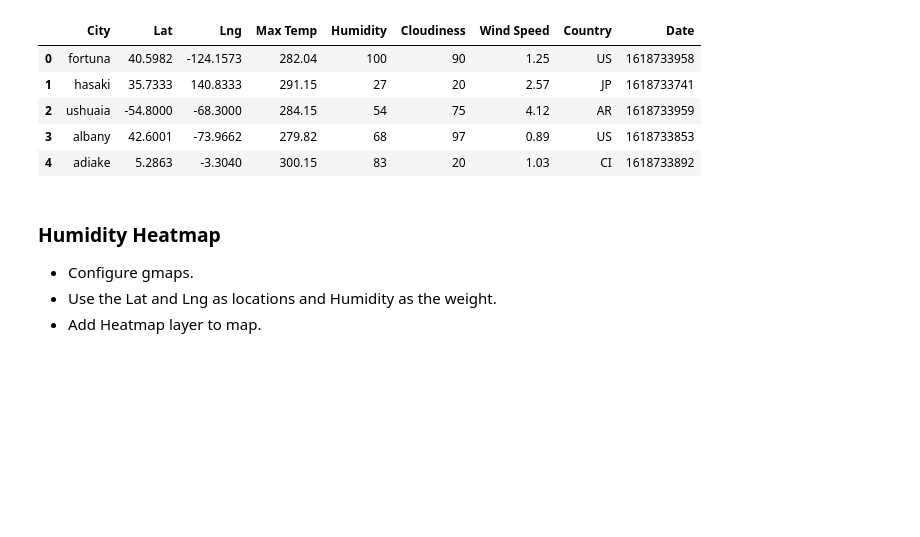
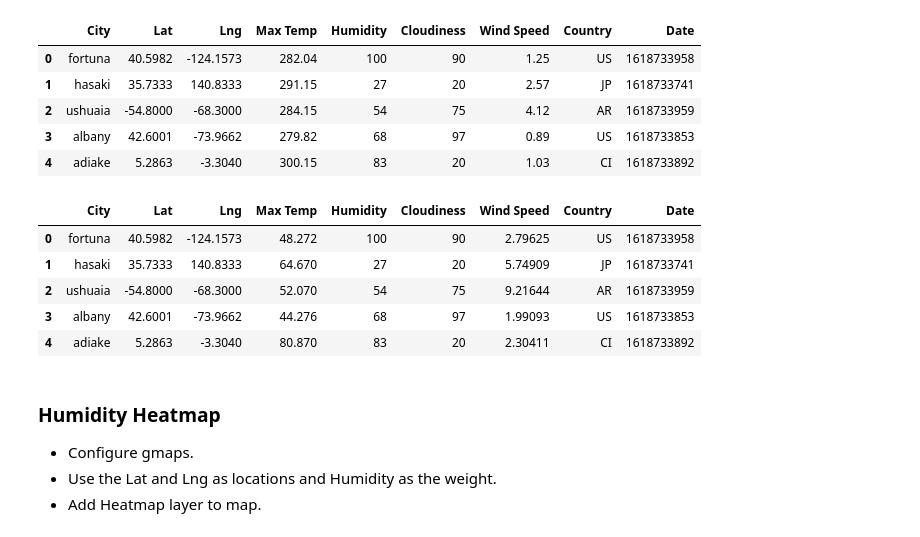
Before and after one commit to carmelamonis/python-api-challenge, a Jupyter notebook: VacationPy/VacationPy.ipynb, the cells around one changed output. Saved outputs shown, nothing was run; the diff lists cells and outputs as text; code cells hidden in the pictures; blank space fills up the shorter version.

```diff
--- a/VacationPy/VacationPy.ipynb
+++ b/VacationPy/VacationPy.ipynb
@@ -30,6 +30,19 @@ weather_df.head()
 | 2 | ushuaia | -54.8000 | -68.3000 | 284.15 | 54 | 75 | 4.12 | AR | 1618733959 |
 | 3 | albany | 42.6001 | -73.9662 | 279.82 | 68 | 97 | 0.89 | US | 1618733853 |
 | 4 | adiake | 5.2863 | -3.3040 | 300.15 | 83 | 20 | 1.03 | CI | 1618733892 |
+# %%
+#Convert Temperature from Kelvin to Fahrenheit
+weather_df['Max Temp'] = 9/5 * (weather_df['Max Temp'] - 273) + 32
+#Convert Wind Speed from M/S to MPH
+weather_df['Wind Speed'] = weather_df['Wind Speed'] * 2.237
+weather_df.head()
+# %% [output]
+|  | City | Lat | Lng | Max Temp | Humidity | Cloudiness | Wind Speed | Country | Date |
+| 0 | fortuna | 40.5982 | -124.1573 | 48.272 | 100 | 90 | 2.79625 | US | 1618733958 |
+| 1 | hasaki | 35.7333 | 140.8333 | 64.670 | 27 | 20 | 5.74909 | JP | 1618733741 |
+| 2 | ushuaia | -54.8000 | -68.3000 | 52.070 | 54 | 75 | 9.21644 | AR | 1618733959 |
+| 3 | albany | 42.6001 | -73.9662 | 44.276 | 68 | 97 | 1.99093 | US | 1618733853 |
+| 4 | adiake | 5.2863 | -3.3040 | 80.870 | 83 | 20 | 2.30411 | CI | 1618733892 |
 # %% [markdown]
 ### Humidity Heatmap
 * Configure gmaps.
```
Also changed, not shown: parts of 4 cells of this notebook, 2 other files.
